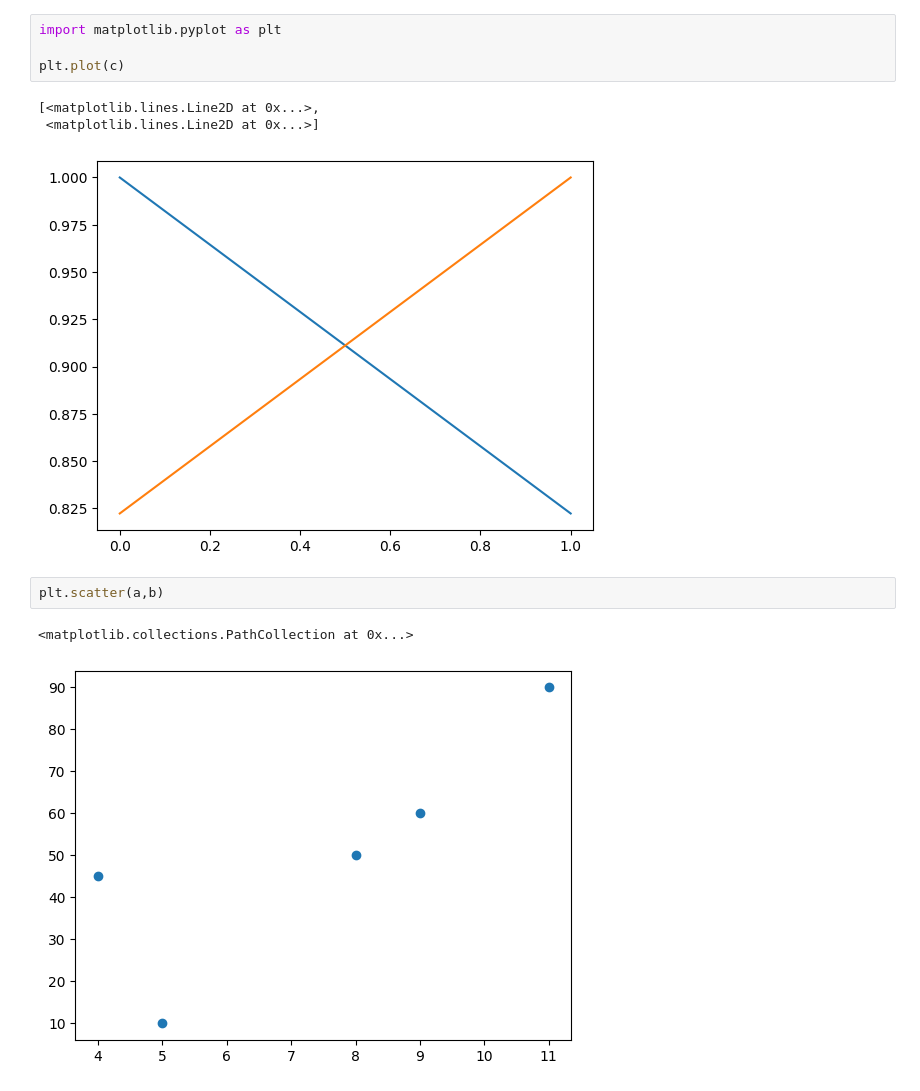
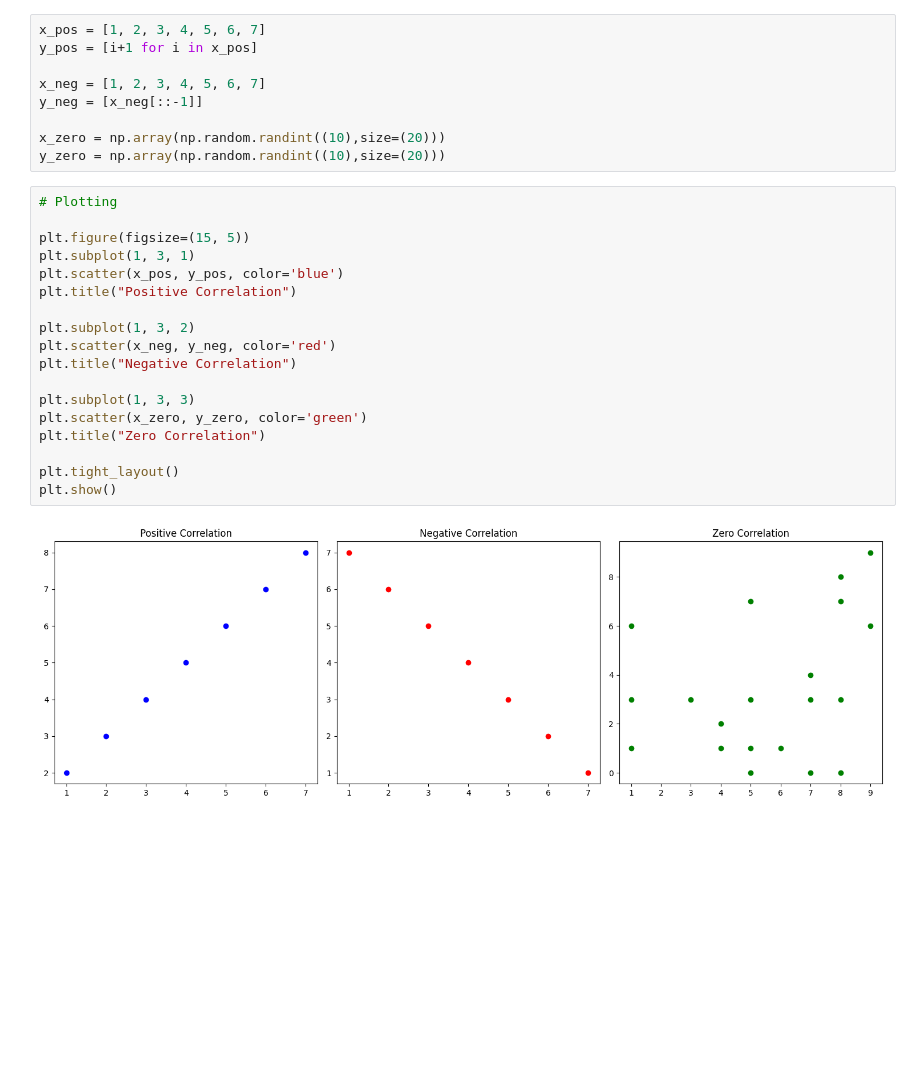
Before and after one commit to lovishdany/RL__NCU, a Jupyter notebook: Lab-2__Practical-1.ipynb, the cells around one changed output. Cells and saved outputs as stored; diff of their text form; blank space fills up the shorter version.

```diff
--- a/Lab-2__Practical-1.ipynb
+++ b/Lab-2__Practical-1.ipynb
@@ -25,16 +28,32 @@ plt.plot(a,b)
-# %%
-import matplotlib.pyplot as plt
-
-plt.plot(c)
-# %% [output]
-[<matplotlib.lines.Line2D at 0x...>,
- <matplotlib.lines.Line2D at 0x...>]
-[figure, removed]
-# %%
-plt.scatter(a,b)
-# %% [output]
-<matplotlib.collections.PathCollection at 0x...>
-[figure, removed]
+# %%
+x_pos = [1, 2, 3, 4, 5, 6, 7]
+y_pos = [i+1 for i in x_pos]
+
+x_neg = [1, 2, 3, 4, 5, 6, 7]
+y_neg = [x_neg[::-1]]
+
+x_zero = np.array(np.random.randint((10),size=(20)))
+y_zero = np.array(np.random.randint((10),size=(20)))
+# %%
+# Plotting
+
+plt.figure(figsize=(15, 5))
+plt.subplot(1, 3, 1)
+plt.scatter(x_pos, y_pos, color='blue')
+plt.title("Positive Correlation")
+
+plt.subplot(1, 3, 2)
+plt.scatter(x_neg, y_neg, color='red')
+plt.title("Negative Correlation")
+
+plt.subplot(1, 3, 3)
+plt.scatter(x_zero, y_zero, color='green')
+plt.title("Zero Correlation")
+
+plt.tight_layout()
+plt.show()
+# %% [output]
+[figure, added]
 # %%
 arr1 = np.array(np.random.randint((1000), size=(500)))
 arr2 = np.array(np.random.choice((arr1*57), size=(500)))
```
Also changed, not shown: parts of 6 cells of this notebook.
